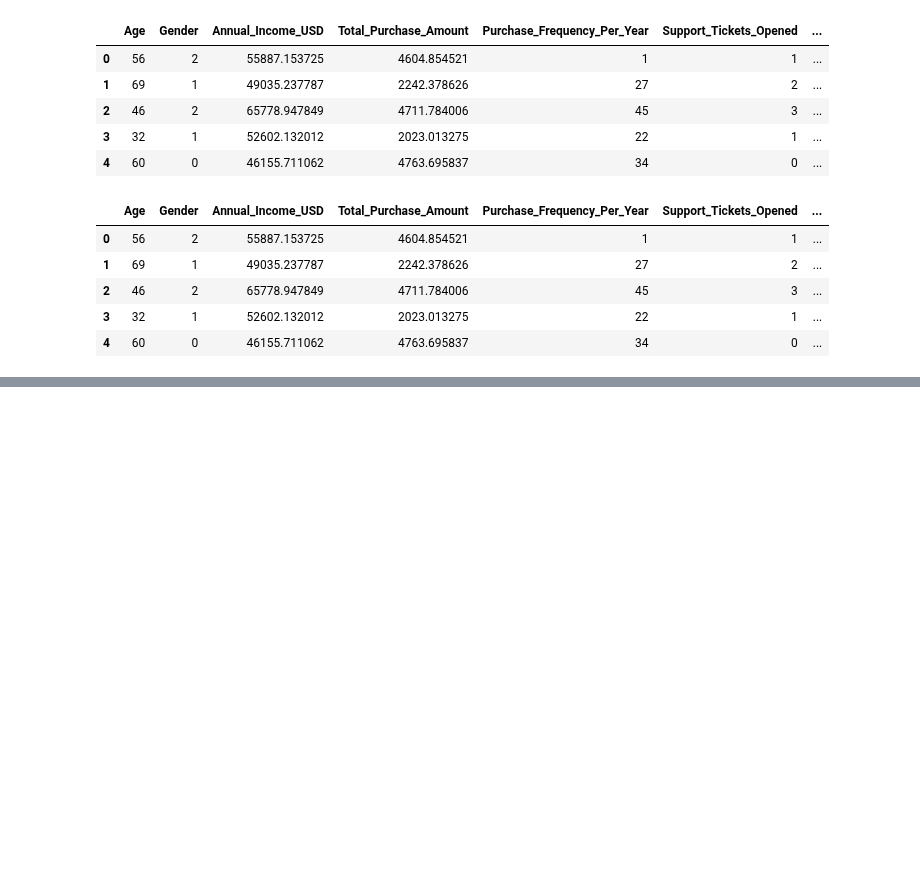
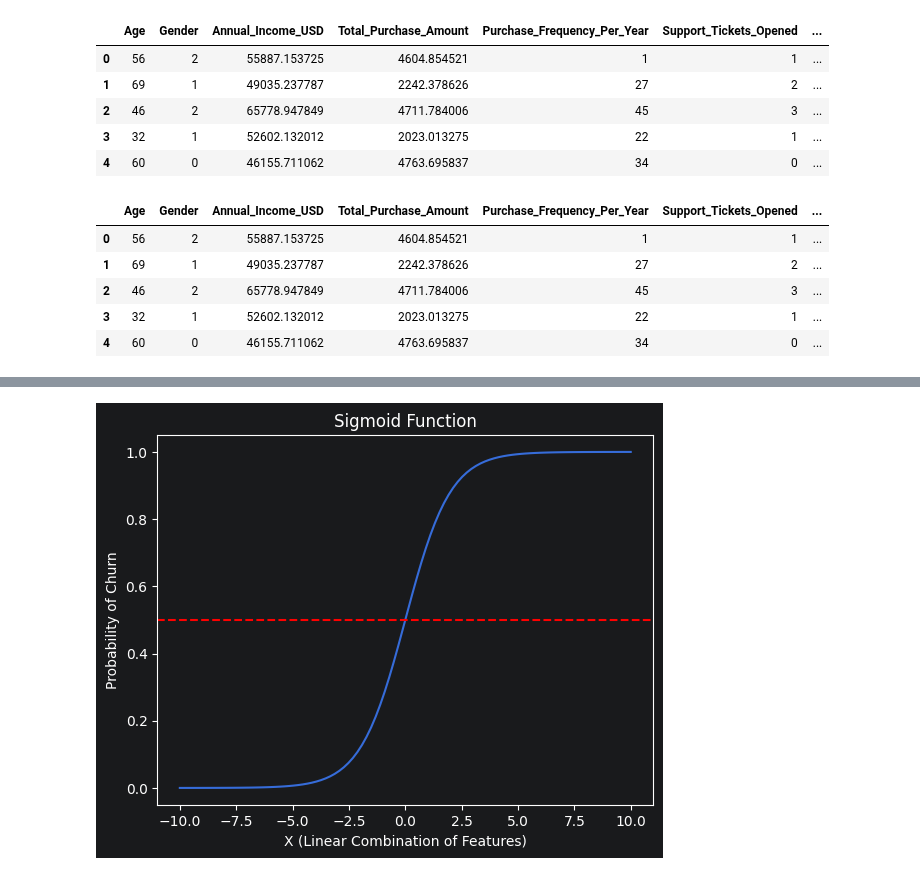
Before and after one commit to Jayeshvadje/Ml_Learning, a Jupyter notebook: Week3_Feature_Engineering/Project_1.ipynb, the cells around one changed output, grey strips where cells are left out. Cells and saved outputs as stored; diff of their text form; code cells hidden in the pictures; blank space fills up the shorter version.

```diff
--- a/Week3_Feature_Engineering/Project_1.ipynb
+++ b/Week3_Feature_Engineering/Project_1.ipynb
@@ -609,3 +609,6 @@ df.head()
 | 3 | 32 | 1 | 52602.132012 | 2023.013275 | 22 | 1 | ... |
 | 4 | 60 | 0 | 46155.711062 | 4763.695837 | 34 | 0 | ... |
 # %%
+from sklearn.model_selection import train_test_split
+x=df.drop(columns=['Churn'],axis=1)
+y=df['Churn']
@@ -613,0 +755,18 @@ array([0, 1])
+# %%
+import numpy as np
+import matplotlib.pyplot as plt
+
+def sigmoid(x):
+    return 1 / (1 + np.exp(-x))
+
+x = np.linspace(-10, 10, 100)
+y = sigmoid(x)
+
+plt.plot(x, y)
+plt.axhline(0.5, color='red', linestyle='--') # The 0.5 threshold
+plt.title("Sigmoid Function")
+plt.xlabel("X (Linear Combination of Features)")
+plt.ylabel("Probability of Churn")
+plt.show()
+# %% [output]
+[figure, added]
```
Also changed, not shown: parts of 26 cells of this notebook, 4 other files.
